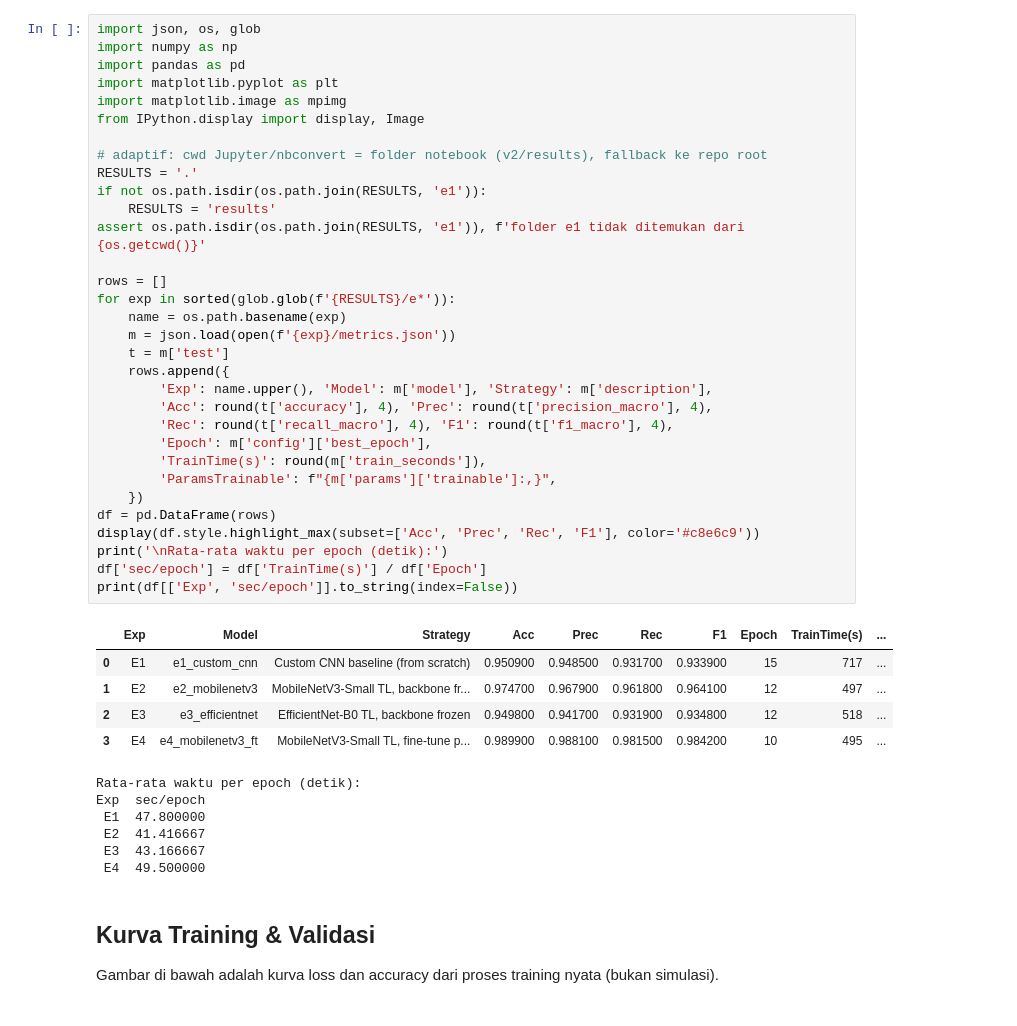
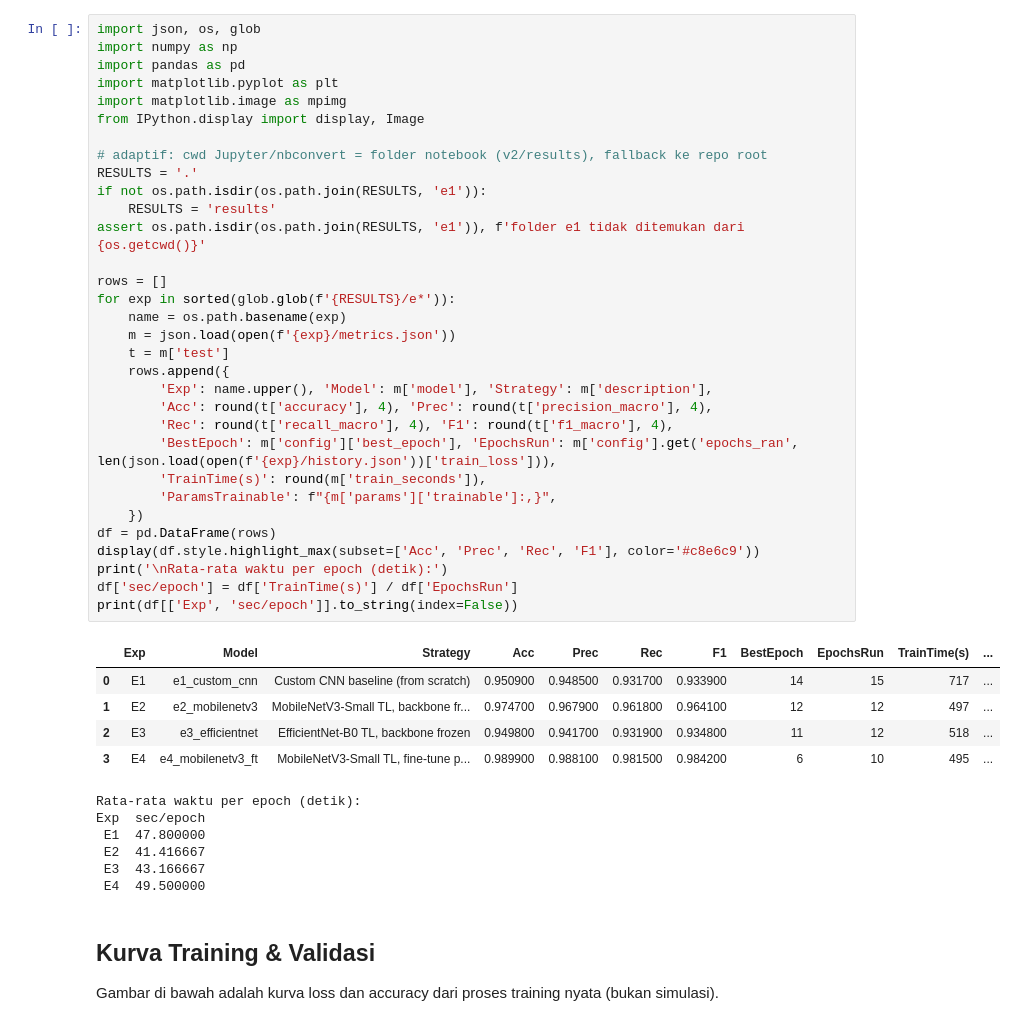
Before and after one commit to FarrelGhozy/TI5A2_452024611053_PembelanganMesin2_FarrelGhozy, a Jupyter notebook: v2/results/training_report.ipynb, the cells around one changed output. Saved outputs shown, nothing was run; the diff lists cells and outputs as text.

```diff
--- a/v2/results/training_report.ipynb
+++ b/v2/results/training_report.ipynb
@@ -18,40 +18,40 @@ Notebook ini membaca hasil eksperimen nyata dari folder `results/` (metrics, kur
 import json, os, glob
 import numpy as np
 import pandas as pd
 import matplotlib.pyplot as plt
 import matplotlib.image as mpimg
 from IPython.display import display, Image
 
 # adaptif: cwd Jupyter/nbconvert = folder notebook (v2/results), fallback ke repo root
 RESULTS = '.'
 if not os.path.isdir(os.path.join(RESULTS, 'e1')):
     RESULTS = 'results'
 assert os.path.isdir(os.path.join(RESULTS, 'e1')), f'folder e1 tidak ditemukan dari {os.getcwd()}'
 
 rows = []
 for exp in sorted(glob.glob(f'{RESULTS}/e*')):
     name = os.path.basename(exp)
     m = json.load(open(f'{exp}/metrics.json'))
     t = m['test']
     rows.append({
         'Exp': name.upper(), 'Model': m['model'], 'Strategy': m['description'],
         'Acc': round(t['accuracy'], 4), 'Prec': round(t['precision_macro'], 4),
         'Rec': round(t['recall_macro'], 4), 'F1': round(t['f1_macro'], 4),
-        'Epoch': m['config']['best_epoch'],
+        'BestEpoch': m['config']['best_epoch'], 'EpochsRun': m['config'].get('epochs_ran', len(json.load(open(f'{exp}/history.json'))['train_loss'])),
         'TrainTime(s)': round(m['train_seconds']),
         'ParamsTrainable': f"{m['params']['trainable']:,}",
     })
 df = pd.DataFrame(rows)
 display(df.style.highlight_max(subset=['Acc', 'Prec', 'Rec', 'F1'], color='#c8e6c9'))
 print('\nRata-rata waktu per epoch (detik):')
-df['sec/epoch'] = df['TrainTime(s)'] / df['Epoch']
+df['sec/epoch'] = df['TrainTime(s)'] / df['EpochsRun']
 print(df[['Exp', 'sec/epoch']].to_string(index=False))
 # %% [output]
-|  | Exp | Model | Strategy | Acc | Prec | Rec | F1 | Epoch | TrainTime(s) | ... |
-| 0 | E1 | e1_custom_cnn | Custom CNN baseline (from scratch) | 0.950900 | 0.948500 | 0.931700 | 0.933900 | 15 | 717 | ... |
-| 1 | E2 | e2_mobilenetv3 | MobileNetV3-Small TL, backbone fr... | 0.974700 | 0.967900 | 0.961800 | 0.964100 | 12 | 497 | ... |
-| 2 | E3 | e3_efficientnet | EfficientNet-B0 TL, backbone frozen | 0.949800 | 0.941700 | 0.931900 | 0.934800 | 12 | 518 | ... |
-| 3 | E4 | e4_mobilenetv3_ft | MobileNetV3-Small TL, fine-tune p... | 0.989900 | 0.988100 | 0.981500 | 0.984200 | 10 | 495 | ... |
+|  | Exp | Model | Strategy | Acc | Prec | Rec | F1 | BestEpoch | EpochsRun | TrainTime(s) | ... |
+| 0 | E1 | e1_custom_cnn | Custom CNN baseline (from scratch) | 0.950900 | 0.948500 | 0.931700 | 0.933900 | 14 | 15 | 717 | ... |
+| 1 | E2 | e2_mobilenetv3 | MobileNetV3-Small TL, backbone fr... | 0.974700 | 0.967900 | 0.961800 | 0.964100 | 12 | 12 | 497 | ... |
+| 2 | E3 | e3_efficientnet | EfficientNet-B0 TL, backbone frozen | 0.949800 | 0.941700 | 0.931900 | 0.934800 | 11 | 12 | 518 | ... |
+| 3 | E4 | e4_mobilenetv3_ft | MobileNetV3-Small TL, fine-tune p... | 0.989900 | 0.988100 | 0.981500 | 0.984200 | 6 | 10 | 495 | ... |
 Rata-rata waktu per epoch (detik):
 Exp  sec/epoch
  E1  47.800000
```
Also changed, not shown: parts of 1 cell of this notebook, 19 other files.
